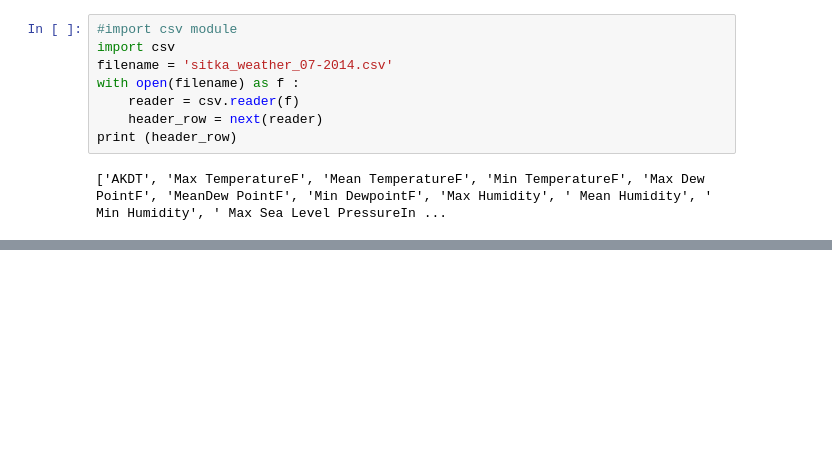
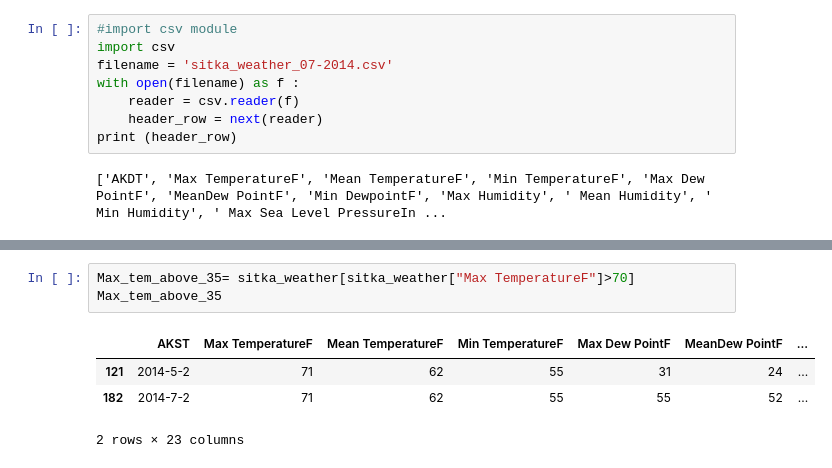
Before and after one commit to Ademola101/Data-visualization-, a Jupyter notebook: Data1.ipynb, the cells around one changed output, grey strips where cells are left out. Cells and saved outputs as stored; diff of their text form; blank space fills up the shorter version.

```diff
--- a/Data1.ipynb
+++ b/Data1.ipynb
@@ -112,0 +267,8 @@ plt.show
+# %%
+Max_tem_above_35= sitka_weather[sitka_weather["Max TemperatureF"]>70]
+Max_tem_above_35
+# %% [output]
+|  | AKST | Max TemperatureF | Mean TemperatureF | Min TemperatureF | Max Dew PointF | MeanDew PointF | ... |
+| 121 | 2014-5-2 | 71 | 62 | 55 | 31 | 24 | ... |
+| 182 | 2014-7-2 | 71 | 62 | 55 | 55 | 52 | ... |
+2 rows × 23 columns
```
Also changed, not shown: parts of 23 cells of this notebook, 2 other files.
